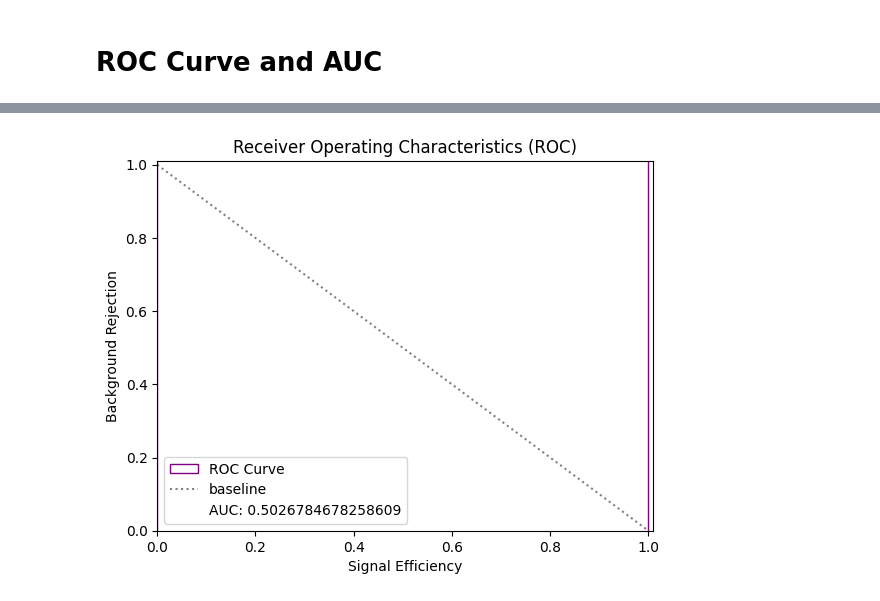
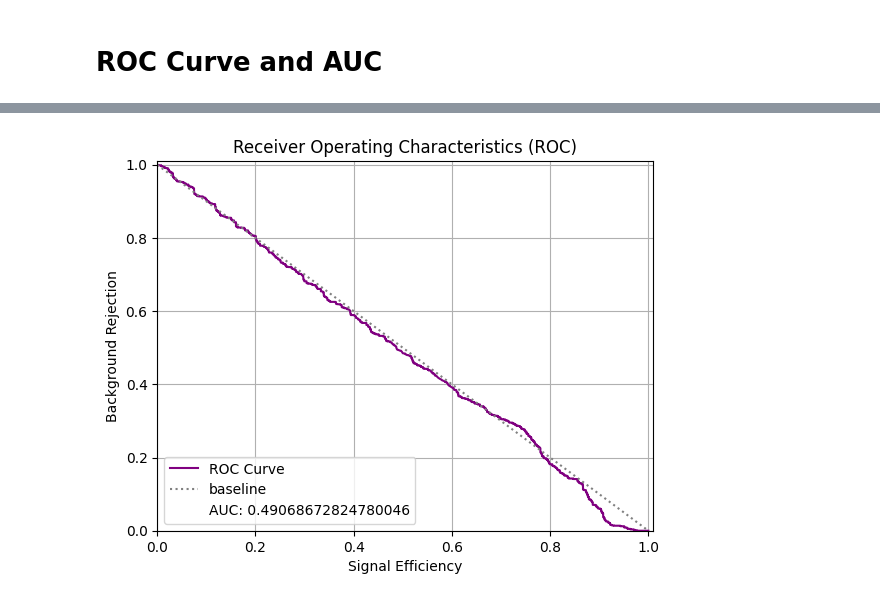
Before and after one commit to gpesticci/Jet-GNN, a Jupyter notebook: working_graphs.ipynb, the cells around one changed output, grey strips where cells are left out. Saved outputs shown, nothing was run; the diff lists cells and outputs as text; code cells hidden in the pictures.

```diff
--- a/working_graphs.ipynb
+++ b/working_graphs.ipynb
@@ -26,8 +30,8 @@ training_df = pd.read_csv('train_data.csv')
 testing_df = pd.read_csv('test_data.csv')
 # %%
 # Columns including daughter kinematics
-train_d_cols = list(df[df.columns[df.columns.str.contains("_Daughters")]])
-test_d_cols = list(df2[df2.columns[df2.columns.str.contains("_Daughters")]])
+train_d_cols = list(training_df[training_df.columns[training_df.columns.str.contains("_Daughters")]])
+test_d_cols = list(testing_df[testing_df.columns[testing_df.columns.str.contains("_Daughters")]])
 
 # Features columns (daughter kinematics + Eta and pT)
 train_f_cols = train_d_cols + ['Jet0_Eta', 'Jet0_PT']
@@ -107,3 +66,6 @@ def create_data_object(df, features_cols):
+# %%
+cut_df = pd.concat([df.head(800), df.iloc[100000:100800]])
+cut_df2 = pd.concat([df2.head(200), df2.iloc[100000:100200]])
 # %%
 # Gets node features to create x tensor
 def node_features(df, features_cols):
@@ -148,6 +110,6 @@ def create_data_object(df, features_cols):
 
     return data_list
 # %%
-train_data = create_data_object(df, train_f_cols)
-test_data = create_data_object(df2, test_f_cols)
+train_data = create_data_object(cut_df, train_f_cols)
+test_data = create_data_object(cut_df2, test_f_cols)
 # %%
@@ -178,22 +120,31 @@ train_loader.dataset
 # Training Model
 # %%
 # Define GNN model
+
 class GNN(torch.nn.Module):
     def __init__(self):
         super(GNN, self).__init__()
+        hidden_channels = 64
+        self.conv1 = GraphConv(len(train_f_cols), hidden_channels)
+        self.conv2 = GraphConv(hidden_channels, hidden_channels)
+        self.conv3 = GraphConv(hidden_channels, hidden_channels)
+        self.conv4 = GraphConv(hidden_channels, hidden_channels)
+        self.lin = Linear(hidden_channels, 2)
 
-        self.conv1 = GCNConv(len(train_f_cols), 16)
-        self.conv2 = GCNConv(16, 2)
 
     def forward(self, data):
         x, edge_index, batch = data.x, data.edge_index, data.batch
 
         x = self.conv1(x, edge_index)
         x = F.relu(x)
-
         x = self.conv2(x, edge_index)
-
-        return F.log_softmax(x, dim=1)
+        x = F.relu(x)
+        x = self.conv3(x, edge_index)
+        x = F.relu(x)
+        x = self.conv4(x, edge_index)
+        x = F.sigmoid(x)
+        x = self.lin(x)
+        return x
 
 model = GNN()
 # %%
@@ -272,15 +223,15 @@ AUC: 0.5026784678258609
 # %%
 # Plot ROC Curve and show AUC
-plt.hist(back_rej, bins= 'auto', histtype='step', label='ROC Curve', color='purple')
-#plt.plot(back_rej, sig_eff, label='ROC Curve', color='purple')
+plt.plot(back_rej, sig_eff, label='ROC Curve', color='purple')
 plt.plot([0, 1], [1, 0], color='grey', linestyle='dotted', label='baseline')
 plt.plot([], [], ' ', label=f'AUC: {auc}')
 plt.xlim([0.0, 1.01])
 plt.ylim([0.0, 1.01])
 plt.ylabel('Background Rejection')
 plt.xlabel('Signal Efficiency' )
 plt.title('Receiver Operating Characteristics (ROC)')
 plt.legend(loc='lower left')
+plt.grid(True)
 plt.show()
 # %% [output]
-[figure, old version]
+[figure, new version]
```
Also changed, not shown: parts of 6 cells of this notebook.
